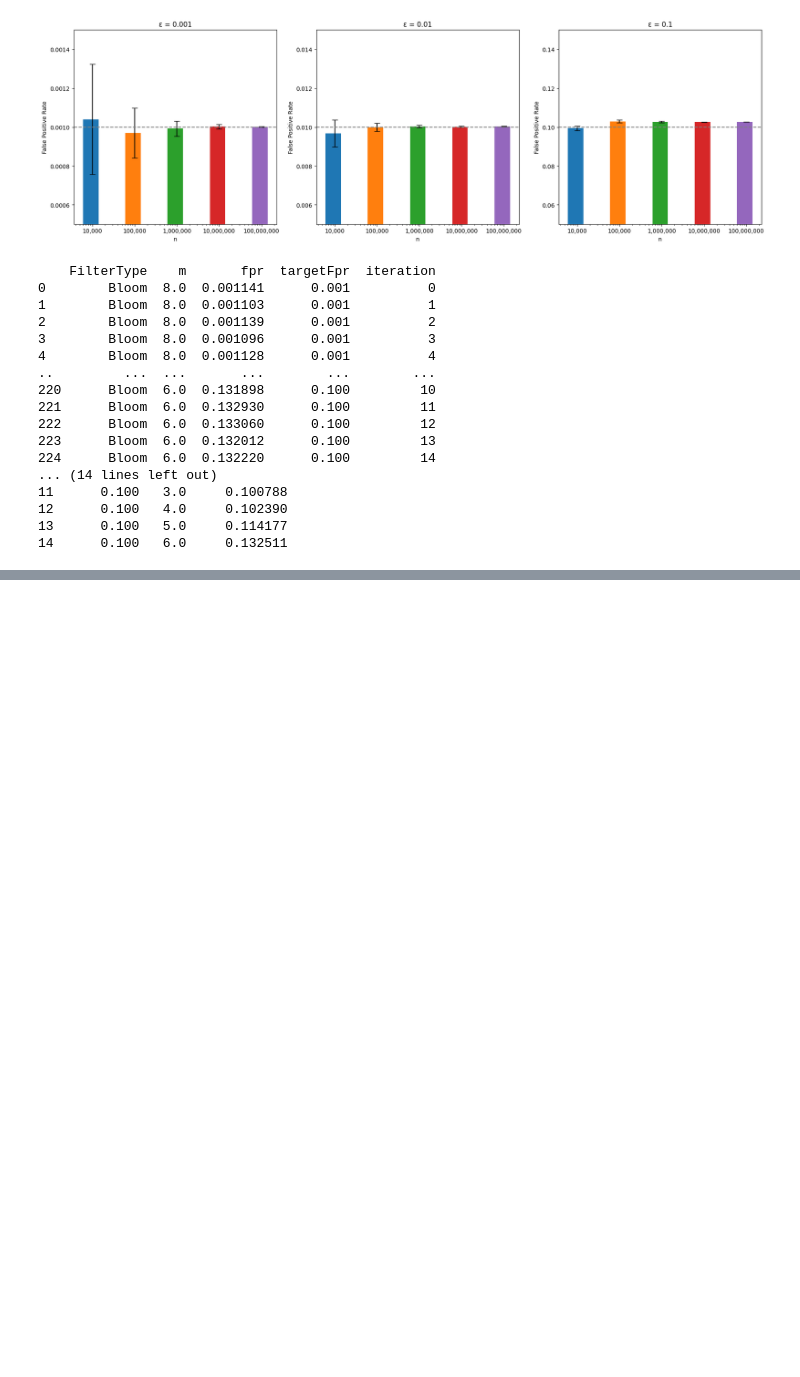
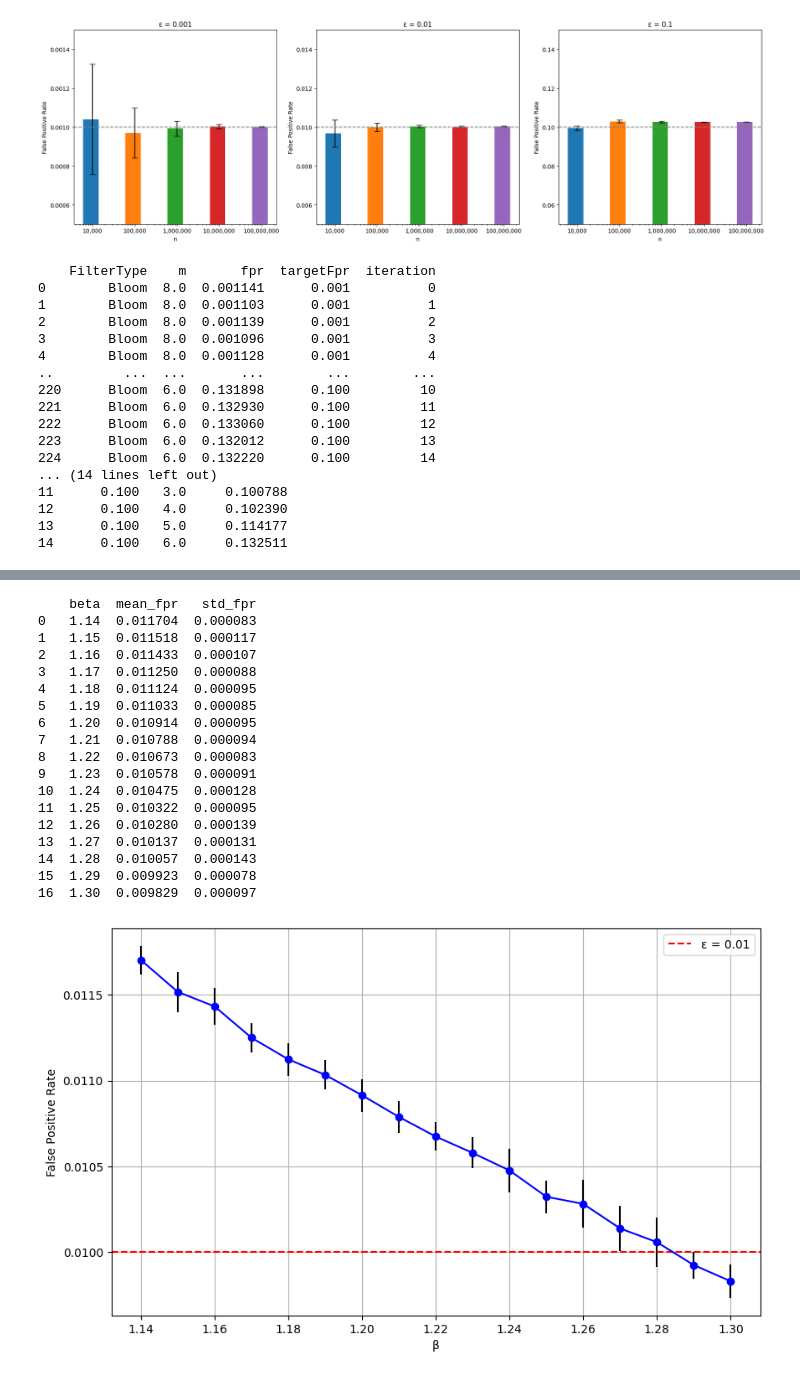
Before and after one commit to jayden14141/Filters, a Jupyter notebook: plot.ipynb, the cells around one changed output, grey strips where cells are left out. Cells and saved outputs as stored; diff of their text form; code cells hidden in the pictures; blank space fills up the shorter version.

```diff
--- a/plot.ipynb
+++ b/plot.ipynb
@@ -434,0 +591,39 @@ print(grouped)
+# %%
+df = pd.read_csv('out/report/bB_beta_fpr.csv')
+
+# Renaming columns if necessary
+df.columns = ['FilterType', 'beta', 'fpr', 'n', 'calculated']
+
+# Grouping by beta and calculating mean and standard deviation
+grouped = df.groupby('beta').agg(mean_fpr=('fpr', 'mean'), std_fpr=('fpr', 'std')).reset_index()
+print(grouped)
+
+# Plotting
+plt.figure(figsize=(10, 6))
+plt.errorbar(grouped['beta'], grouped['mean_fpr'], yerr=grouped['std_fpr'], marker='o', linestyle='-', color='b', ecolor='black')
+plt.xlabel('β')
+plt.ylabel('False Positive Rate')
+plt.grid(True)
+plt.axhline(y=0.01, color='r', linestyle='--', label='ε = 0.01')
+plt.legend()
+plt.savefig("./out/"+ "bB_beta_fpr" + ".png")
+# %% [output]
+    beta  mean_fpr   std_fpr
+0   1.14  0.011704  0.000083
+1   1.15  0.011518  0.000117
+2   1.16  0.011433  0.000107
+3   1.17  0.011250  0.000088
+4   1.18  0.011124  0.000095
+5   1.19  0.011033  0.000085
+6   1.20  0.010914  0.000095
+7   1.21  0.010788  0.000094
+8   1.22  0.010673  0.000083
+9   1.23  0.010578  0.000091
+10  1.24  0.010475  0.000128
+11  1.25  0.010322  0.000095
+12  1.26  0.010280  0.000139
+13  1.27  0.010137  0.000131
+14  1.28  0.010057  0.000143
+15  1.29  0.009923  0.000078
+16  1.30  0.009829  0.000097
+[figure, added]
```
Also changed, not shown: parts of 29 cells of this notebook, 57 other files.
